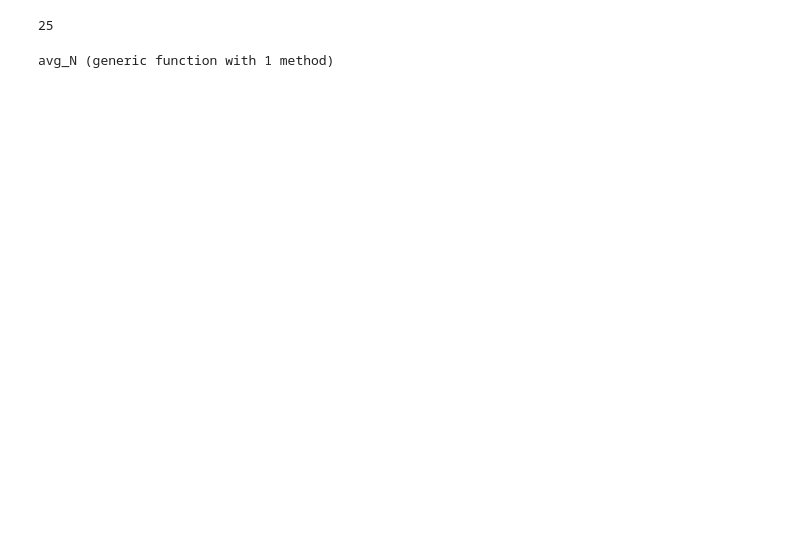
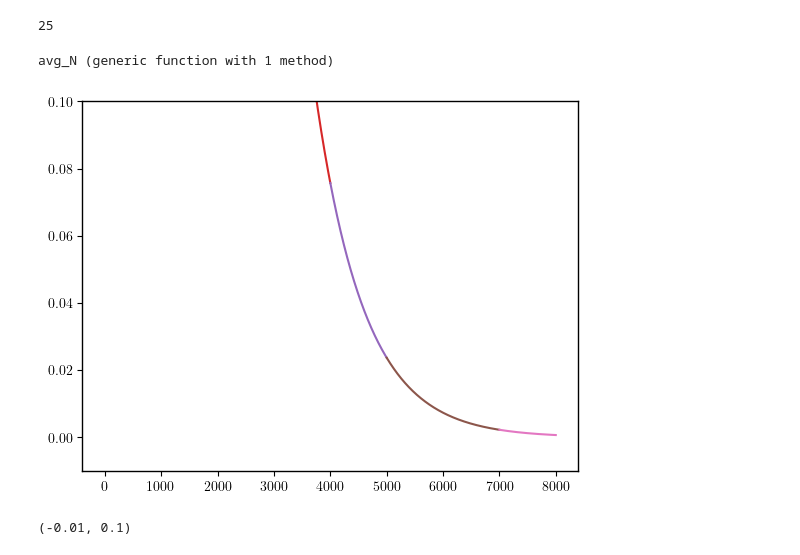
Before and after one commit to Jalil199/TDNEGF, a Jupyter notebook: examples/notebooks/02_spin_dynamics_and_electrons.ipynb, the cells around one changed output. Cells and saved outputs as stored; diff of their text form; code cells hidden in the pictures; blank space fills up the shorter version.

```diff
--- a/examples/notebooks/02_spin_dynamics_and_electrons.ipynb
+++ b/examples/notebooks/02_spin_dynamics_and_electrons.ipynb
@@ -210,2 +351,5 @@ time: 200.0
 # %%
 #size(obs_AFM.sx_i)
+
+obs6,u06,m06,p06 = spin_dynamics_and_electrons_evolution(obs5.t[end],0.1,8000.0; j_ex = -0.05,j_sd = 0.2,j_ani=1e-4,Bx=0.0,Vb = 2.0,u0=u05,m0=m05,p0=p05)
+### 7000 -> 8000
@@ -258,7 +419,32 @@ avg_N (generic function with 1 method)
 # %%
-# plt.plot(obs_AFM.t,N[1,:])
-# plt.plot(obs_AFM.t,N[2,:])
-# plt.plot(obs_AFM.t,N[3,:])
+M = avg_M(obs.sx_i,2,2)
+M1 = avg_M(obs1.sx_i,2,2)
+M2 = avg_M(obs2.sx_i,2,2)
+M3 = avg_M(obs3.sx_i,2,2)
+M4 = avg_M(obs4.sx_i,2,2)
+M5 = avg_M(obs5.sx_i,2,2)
+M6 = avg_M(obs6.sx_i,2,2)
+# plt.plot(obs.t,M[1,:])
+# plt.plot(obs1.t,M1[1,:])
+# plt.plot(obs2.t,M2[1,:])
+
+
+# plt.plot(obs.t,M[2,:])
+# plt.plot(obs1.t,M1[2,:])
+# plt.plot(obs2.t,M2[2,:])
+
+plt.plot(obs.t,M[3,:])
+plt.plot(obs1.t,M1[3,:])
+plt.plot(obs2.t,M2[3,:])
+plt.plot(obs3.t,M3[3,:])
+plt.plot(obs4.t,M4[3,:])
+plt.plot(obs5.t,M5[3,:])
+plt.plot(obs6.t,M6[3,:])
+# plt.axhline(0.0)
+plt.ylim(-0.01,0.1)
+# %% [output]
+[figure, added]
+(-0.01, 0.1)
 # %%
 # fig,axs =  plt.subplots(2,2)
 
```
Also changed, not shown: parts of 20 cells of this notebook, 4 other files.
